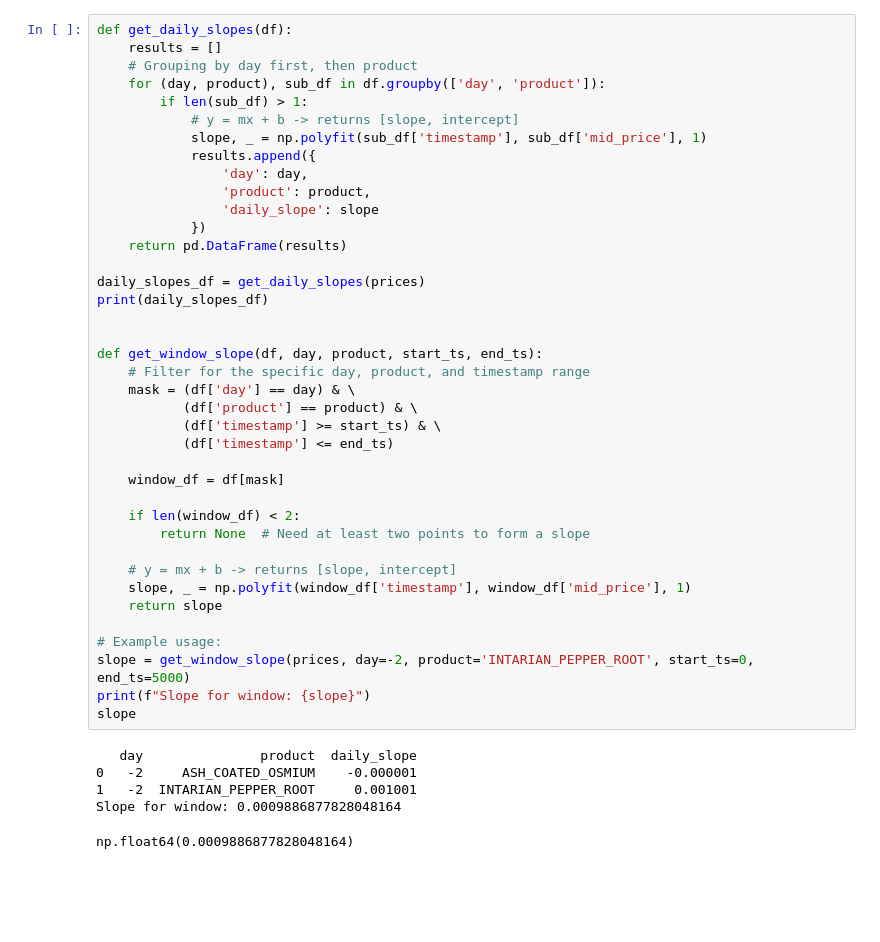
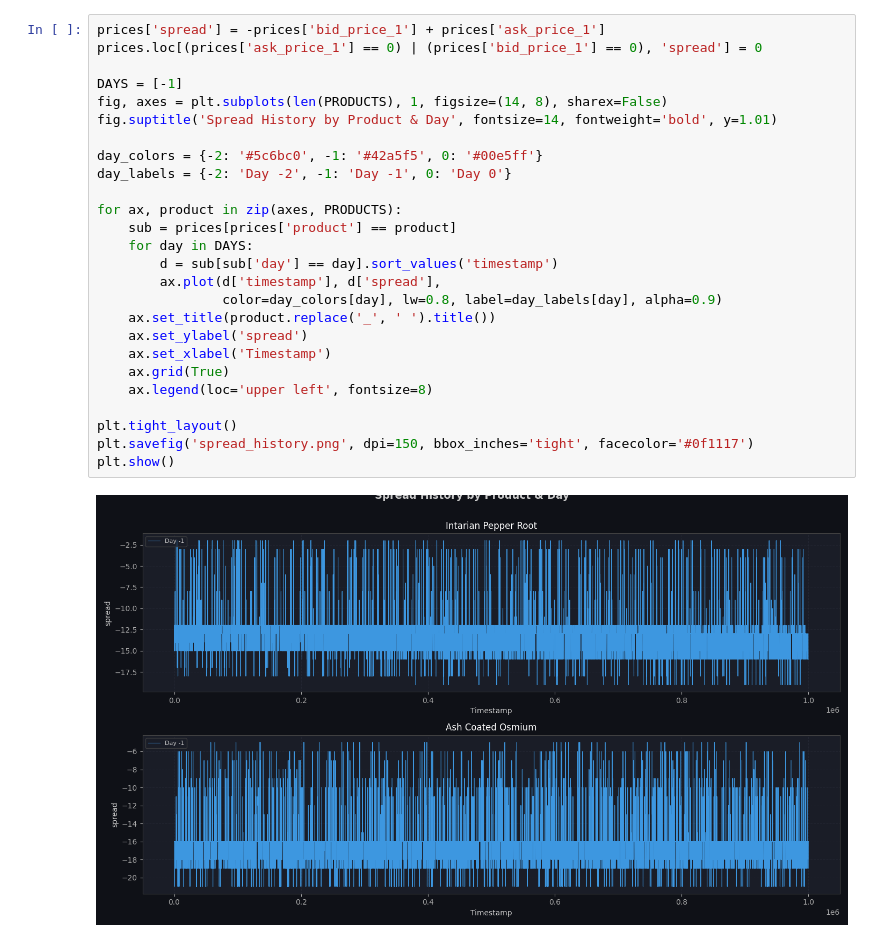
Before and after one commit to adamtpvan/prosperity-4-log-bait, a Jupyter notebook: round_1/data_analysis.ipynb, the cells around one changed output. Drawn from its saved outputs; the diff is of its cells as text; blank space fills up the shorter version.

```diff
--- a/round_1/data_analysis.ipynb
+++ b/round_1/data_analysis.ipynb
@@ -119,45 +119,28 @@ plt.show()
 # %%
-def get_daily_slopes(df):
-    results = []
-    # Grouping by day first, then product
-    for (day, product), sub_df in df.groupby(['day', 'product']):
-        if len(sub_df) > 1:
-            # y = mx + b -> returns [slope, intercept]
-            slope, _ = np.polyfit(sub_df['timestamp'], sub_df['mid_price'], 1)
-            results.append({
-                'day': day,
-                'product': product,
-                'daily_slope': slope
-            })
-    return pd.DataFrame(results)
+prices['spread'] = -prices['bid_price_1'] + prices['ask_price_1']
+prices.loc[(prices['ask_price_1'] == 0) | (prices['bid_price_1'] == 0), 'spread'] = 0
 
-daily_slopes_df = get_daily_slopes(prices)
-print(daily_slopes_df)
+DAYS = [-1]
+fig, axes = plt.subplots(len(PRODUCTS), 1, figsize=(14, 8), sharex=False)
+fig.suptitle('Spread History by Product & Day', fontsize=14, fontweight='bold', y=1.01)
 
+day_colors = {-2: '#5c6bc0', -1: '#42a5f5', 0: '#00e5ff'}
+day_labels = {-2: 'Day -2', -1: 'Day -1', 0: 'Day 0'}
 
-def get_window_slope(df, day, product, start_ts, end_ts):
-    # Filter for the specific day, product, and timestamp range
-    mask = (df['day'] == day) & \
-           (df['product'] == product) & \
-           (df['timestamp'] >= start_ts) & \
-           (df['timestamp'] <= end_ts)
+for ax, product in zip(axes, PRODUCTS):
+    sub = prices[prices['product'] == product]
+    for day in DAYS:
+        d = sub[sub['day'] == day].sort_values('timestamp')
+        ax.plot(d['timestamp'], d['spread'],
+                color=day_colors[day], lw=0.8, label=day_labels[day], alpha=0.9)
+    ax.set_title(product.replace('_', ' ').title())
+    ax.set_ylabel('spread')
+    ax.set_xlabel('Timestamp')
+    ax.grid(True)
+    ax.legend(loc='upper left', fontsize=8)
 
-    window_df = df[mask]
-
-    if len(window_df) < 2:
-        return None  # Need at least two points to form a slope
-
-    # y = mx + b -> returns [slope, intercept]
-    slope, _ = np.polyfit(window_df['timestamp'], window_df['mid_price'], 1)
-    return slope
-
-# Example usage:
-slope = get_window_slope(prices, day=-2, product='INTARIAN_PEPPER_ROOT', start_ts=0, end_ts=5000)
-print(f"Slope for window: {slope}")
-slope
+plt.tight_layout()
+plt.savefig('spread_history.png', dpi=150, bbox_inches='tight', facecolor='#0f1117')
+plt.show()
 # %% [output]
-   day               product  daily_slope
-0   -2     ASH_COATED_OSMIUM    -0.000001
-1   -2  INTARIAN_PEPPER_ROOT     0.001001
-Slope for window: 0.0009886877828048164
-np.float64(0.0009886877828048164)
+[figure, added]
```
Also changed, not shown: parts of 5 cells of this notebook, 5 other files.
